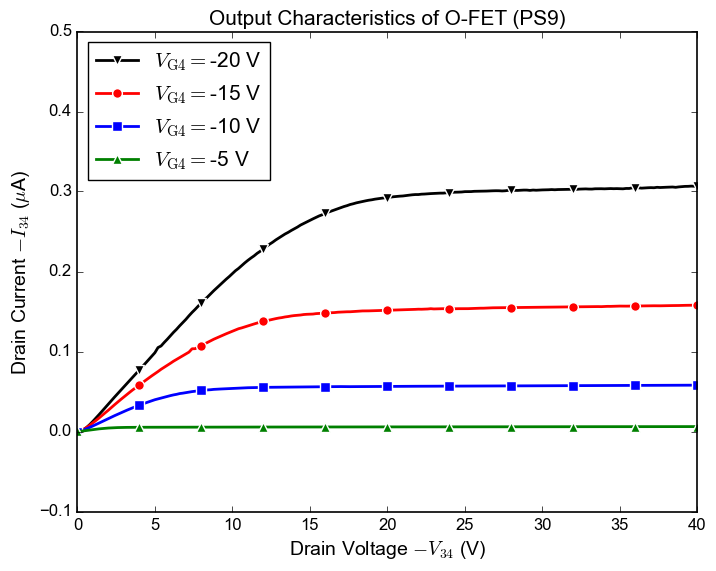
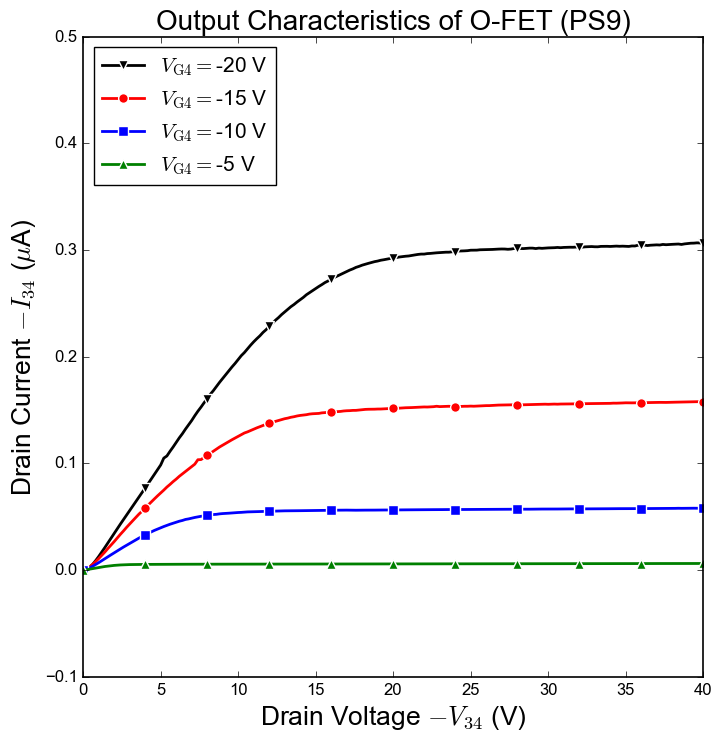
The change to this notebook cell's code, shown as a diff; its figure went from the first image to the second:
--- before
+++ after
@@ -7,4 +7,5 @@
     ("-5 V", data12, 'green', '^')
 ]
+plt.figure(figsize=(8, 8))
 for label, data, color, marker in datasets_IDS_VDS:
     V_DS = data[:, 0]
@@ -12,9 +13,9 @@
     plt.plot(-V_DS, -I_DS*1e6, label=r"$V_\text{G4} = $" + label, color=color, marker=marker, ls='-', lw=2, markevery=20,markeredgecolor="white", markeredgewidth=1, markersize=7)
 
-plt.xlabel(r"Drain Voltage $-V_{34}$ (V)", fontsize=14)
-plt.ylabel(r"Drain Current $-I_{34}$ ($\mu$A)", fontsize=14)
+plt.xlabel(r"Drain Voltage $-V_{34}$ (V)", fontsize=19)
+plt.ylabel(r"Drain Current $-I_{34}$ ($\mu$A)", fontsize=19)
 plt.xlim(0, 40)
 plt.ylim(-0.1, 0.5)
-plt.title("Output Characteristics of O-FET (PS9)", fontsize=15)
+plt.title("Output Characteristics of O-FET (PS9)", fontsize=20)
 plt.legend(frameon=True, loc='upper left', numpoints=1, fontsize=15)
 # plt.savefig("output_PS9.eps", format='eps', bbox_inches='tight')

Commit: uudate